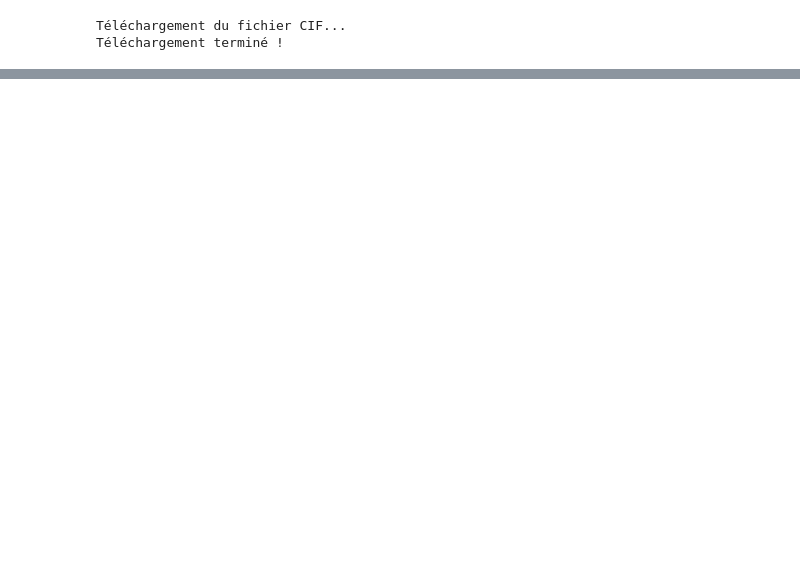
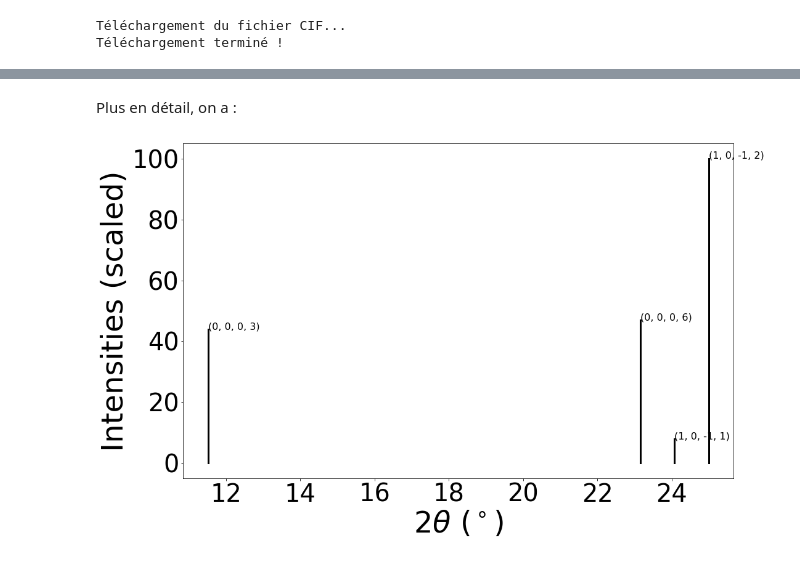
Before and after one commit to anmoureaux/lmapr1492, a Jupyter notebook: xrd.ipynb, the cells around one changed output, grey strips where cells are left out. Saved outputs shown, nothing was run; the diff lists cells and outputs as text; code cells hidden in the pictures; blank space fills up the shorter version.

```diff
--- a/xrd.ipynb
+++ b/xrd.ipynb
@@ -36,0 +74,6 @@ Troisième pic  (1, 0, -1, 1)
+# %% [markdown]
+Plus en détail, on a :
+# %%
+xrd.show_plot(structure,two_theta_range=[0,28])
+# %% [output]
+[figure, added]
```
Also changed, not shown: parts of 6 cells of this notebook.
